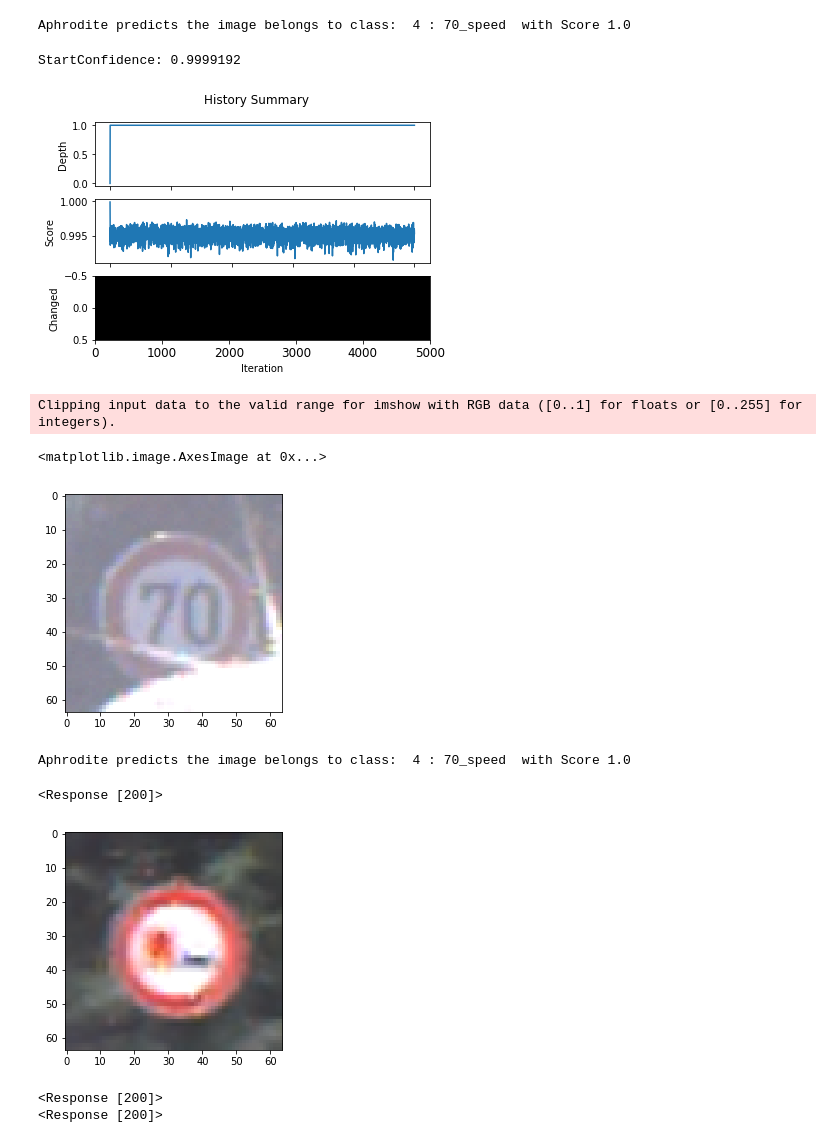
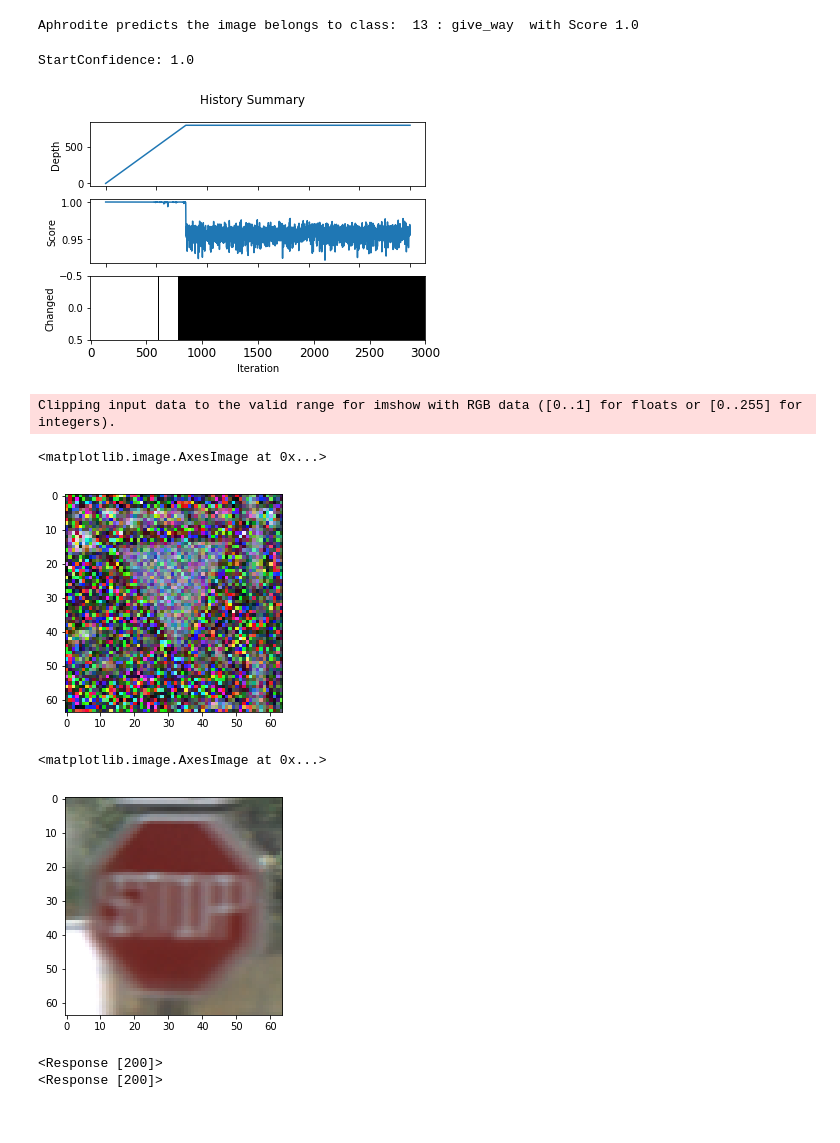
Before and after one commit to lapplislazuli/Medusa, a Jupyter notebook: Medusa/DegGen.ipynb, the cells around one changed output. Cells and saved outputs as stored; diff of their text form; code cells hidden in the pictures.

```diff
--- a/Medusa/DegGen.ipynb
+++ b/Medusa/DegGen.ipynb
@@ -11,7 +11,7 @@ import Scorer
 import numpy as np
 # %%
 #Load resource - resource folder with ppm images is needed in Medusa folder
-img = ImgHelper.load_ppm_image("images/70.ppm")
+img = ImgHelper.load_ppm_image("images/12620.ppm")
 plt.imshow(img)
 plt.show()
 # %% [output]
@@ -47,20 +29,20 @@ bestScore = prediction[bestClass]
 
 print("Aphrodite predicts the image belongs to class: ", bestClass , ":", Labels.GTSRB_INT_TO_LABEL[bestClass], " with Score", bestScore)
 # %% [output]
-Aphrodite predicts the image belongs to class:  4 : 70_speed  with Score 1.0
+Aphrodite predicts the image belongs to class:  13 : give_way  with Score 1.0
 # %%
 #Local Degeneration
-alternation=DegGen.chain([DegGen._softNoise,DegGen._brigten,DegGen._noise,DegGen._normalize])
+alternation=DegGen.chain([DegGen._softNoise,DegGen._softNoise,DegGen._noise,DegGen._normalize])
 
-ans = DegGen.degenerate(aphrodite, img, bestClass, alternation, decay=0.001, iterations=1000, maxloops=5000,verbose=False,history=True)
+ans = DegGen.degenerate(aphrodite, img, bestClass, alternation, decay=0.004, iterations=1000, maxloops=3000,verbose=False,history=True)
 #scipyMisc.imsave("images/localDegenerated.png",ans[1])
 plt.imshow(ans[1])
 # %% [output]
-StartConfidence: 0.9999192
+StartConfidence: 1.0
-[figure, old version]
+[figure, new version]
 Clipping input data to the valid range for imshow with RGB data ([0..1] for floats or [0..255] for integers).
 <matplotlib.image.AxesImage at 0x...>
-[figure, old version]
+[figure, new version]
 # %%
 # Predict our image local:
 degPrediction = aphrodite.predict(np.expand_dims(ans[1],0))[0]
@@ -69,14 +51,12 @@ degClass = degPrediction.argmax()
 degScore = degPrediction[bestClass]
 
 print("Aphrodite predicts the image belongs to class: ", degClass , ":", Labels.GTSRB_INT_TO_LABEL[degClass], " with Score", degScore)
-# %% [output]
-Aphrodite predicts the image belongs to class:  4 : 70_speed  with Score 1.0
 # %%
 #Load resource - resource folder with ppm images is needed in Medusa folder
-remoteImg =ImgHelper.load_ppm_image("images/overtaking.ppm")
+remoteImg =ImgHelper.load_ppm_image("images/TestStop.ppm")
 plt.imshow(remoteImg)
 # %% [output]
-<Response [200]>
+<matplotlib.image.AxesImage at 0x...>
-[figure, old version]
+[figure, new version]
 # %%
 #Remote Degeneration
```
Also changed, not shown: parts of 8 cells of this notebook.
